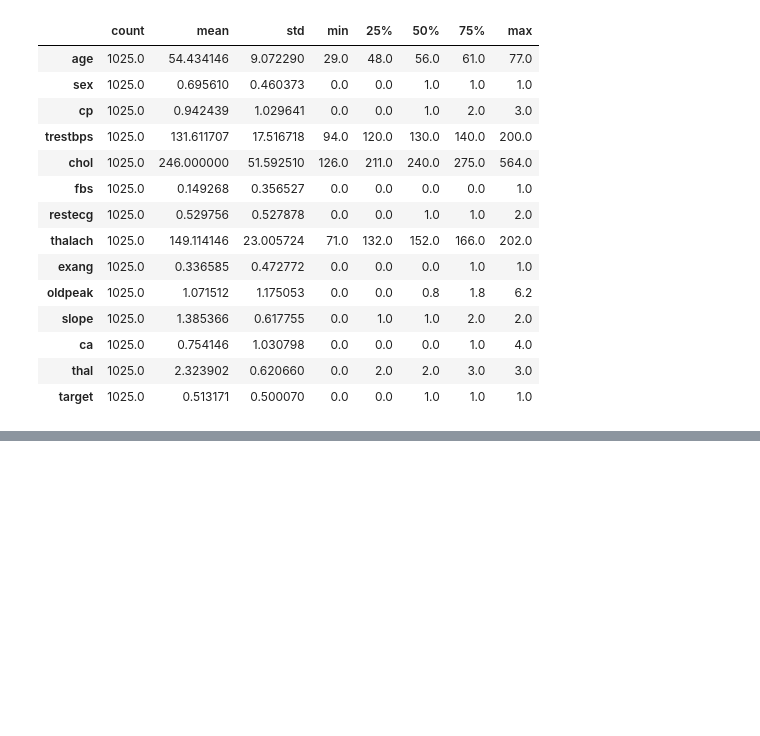
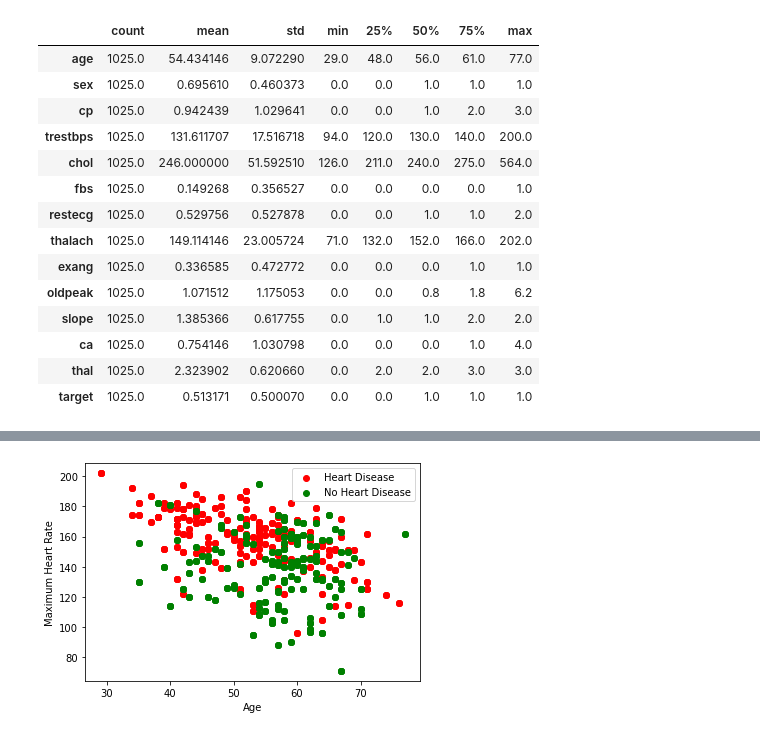
Before and after one commit to iamguptashubham/heart_disease_prediction, a Jupyter notebook: Heart_disease_prediction.ipynb, the cells around one changed output, grey strips where cells are left out. Cells and saved outputs as stored; diff of their text form; code cells hidden in the pictures; blank space fills up the shorter version.

```diff
--- a/Heart_disease_prediction.ipynb
+++ b/Heart_disease_prediction.ipynb
@@ -161,0 +187,9 @@ df.describe().T
+# %%
+# Comparison of age with maximum heart rate
+plt.scatter(x=df.age[df.target==1], y=df.thalach[(df.target==1)], c="red")
+plt.scatter(x=df.age[df.target==0], y=df.thalach[(df.target==0)], c="green")
+plt.legend(["Heart Disease", "No Heart Disease"])
+plt.xlabel("Age")
+plt.ylabel("Maximum Heart Rate");
+# %% [output]
+[figure, added]
```
Also changed, not shown: parts of 18 cells of this notebook.
